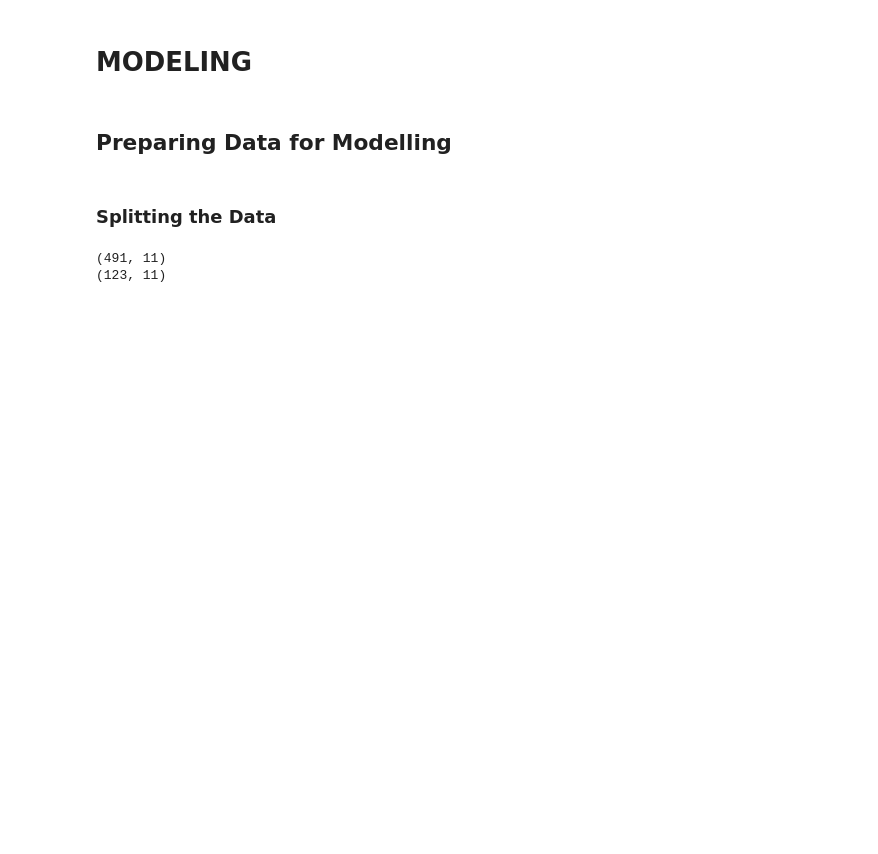
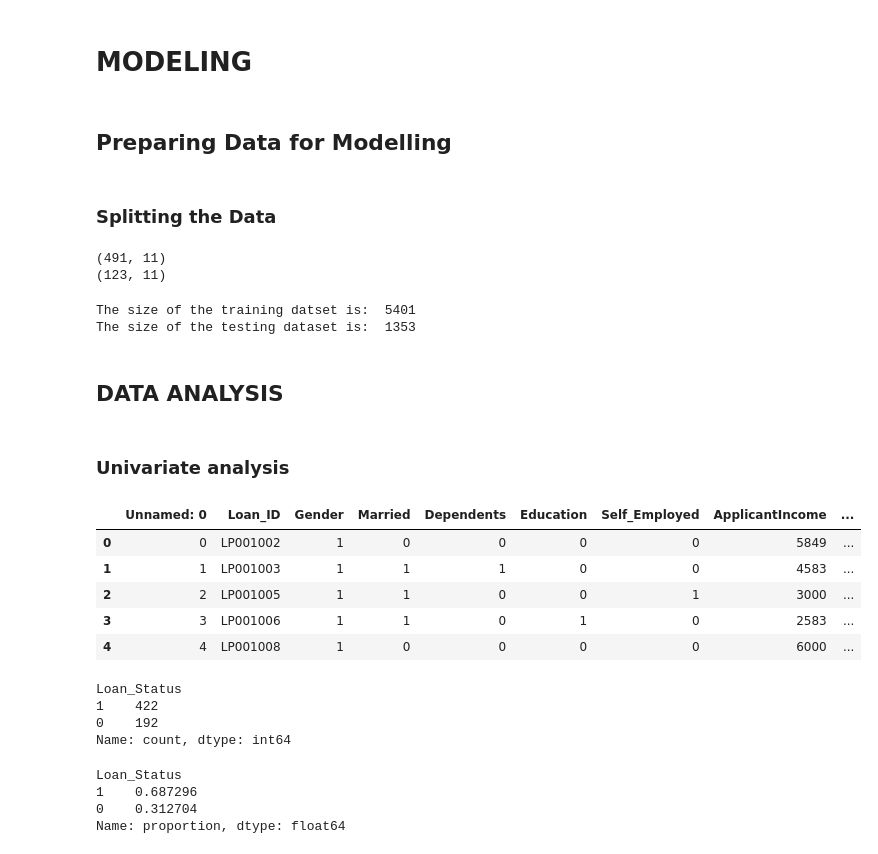
Before and after one commit to Eddie-254/Credit-Score-Prediction, a Jupyter notebook: credit_EDA.ipynb, the cells around one changed output. Cells and saved outputs as stored; diff of their text form; code cells hidden in the pictures; blank space fills up the shorter version.

```diff
--- a/credit_EDA.ipynb
+++ b/credit_EDA.ipynb
@@ -285,4 +285,38 @@ print(x_test.shape)
 (123, 11)
 # %%
 #print the size of the training and testing data
-print("The size of the training")
+print("The size of the training datset is: ", x_train.size)
+print("The size of the testing dataset is: ", x_test.size)
+# %% [output]
+The size of the training datset is:  5401
+The size of the testing dataset is:  1353
+# %% [markdown]
+## DATA ANALYSIS
+# %% [markdown]
+### Univariate analysis
+# %%
+df2 = pd.read_csv('Loan_Processed_data.csv')
+df2.head()
+# %% [output]
+|  | Unnamed: 0 | Loan_ID | Gender | Married | Dependents | Education | Self_Employed | ApplicantIncome | ... |
+| 0 | 0 | LP001002 | 1 | 0 | 0 | 0 | 0 | 5849 | ... |
+| 1 | 1 | LP001003 | 1 | 1 | 1 | 0 | 0 | 4583 | ... |
+| 2 | 2 | LP001005 | 1 | 1 | 0 | 0 | 1 | 3000 | ... |
+| 3 | 3 | LP001006 | 1 | 1 | 0 | 1 | 0 | 2583 | ... |
+| 4 | 4 | LP001008 | 1 | 0 | 0 | 0 | 0 | 6000 | ... |
+# %%
+# Check the number of approved  and unapproved loans
+df2['Loan_Status'].value_counts()
+# %% [output]
+Loan_Status
+1    422
+0    192
+Name: count, dtype: int64
+# %%
+# Normalize the data to print proportions instead of number
+df2['Loan_Status'].value_counts(normalize=True)
+# %% [output]
+Loan_Status
+1    0.687296
+0    0.312704
+Name: proportion, dtype: float64
```
Also changed, not shown: parts of 2 cells of this notebook.
